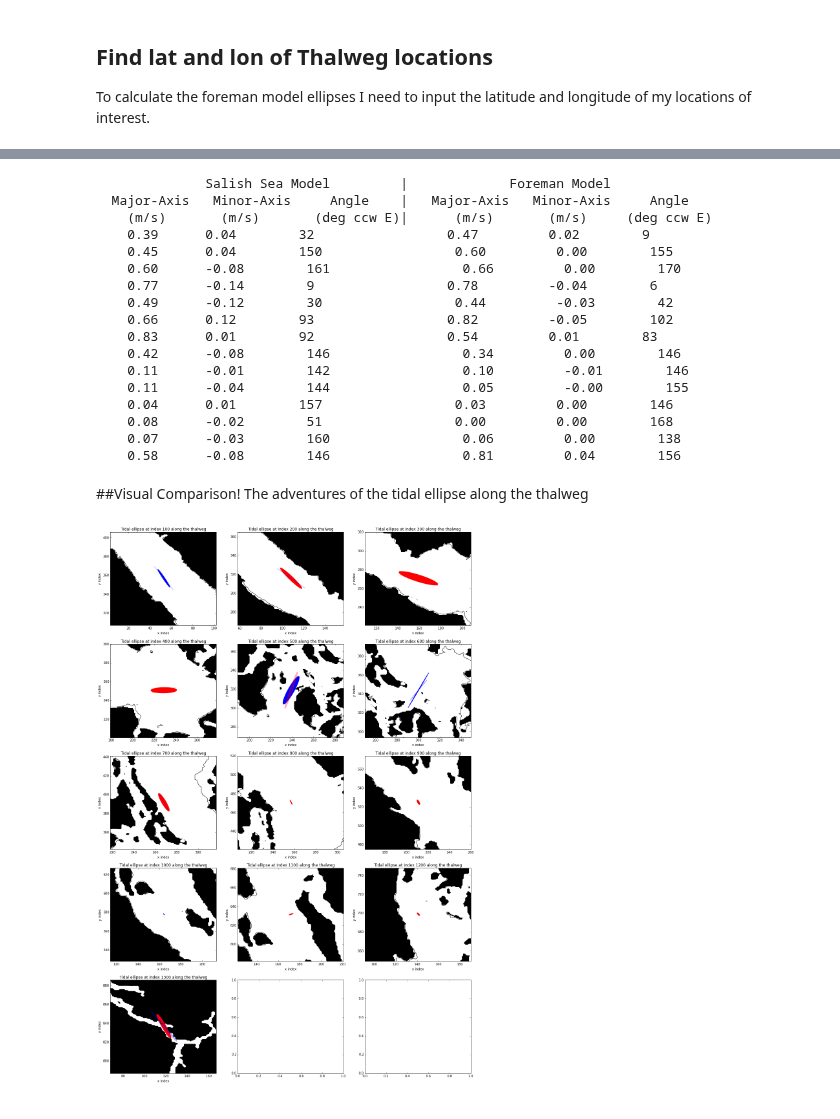
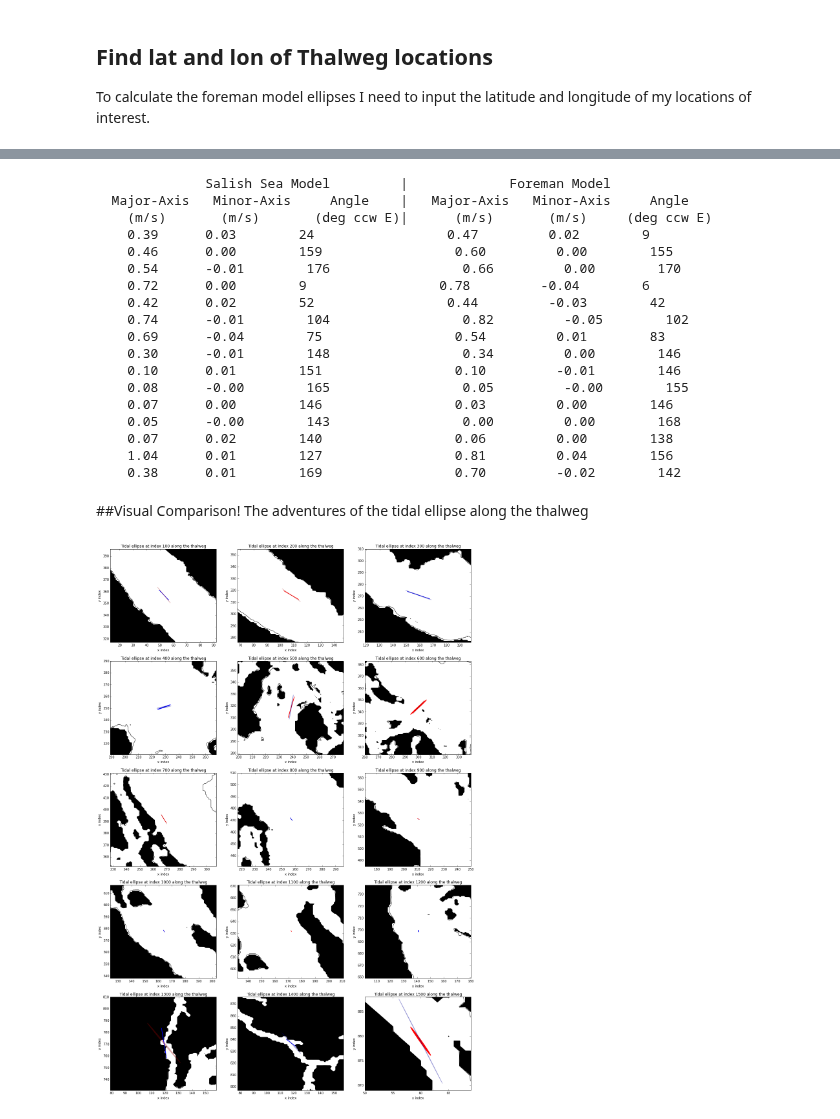
Before and after one commit to SalishSeaCast/analysis, a Jupyter notebook: Muriel/ThalwegEllipses.ipynb, the cells around one changed output, grey strips where cells are left out. Saved outputs shown, nothing was run; the diff lists cells and outputs as text; code cells hidden in the pictures.

Commit message:
Add 1303th index of thalweg ellipses

```diff
--- a/Muriel/ThalwegEllipses.ipynb
+++ b/Muriel/ThalwegEllipses.ipynb
@@ -92,7 +92,7 @@ scale = 75
 
 #Making the ellipse for the Central node
 
-count = np.arange(0,15)
+count = np.arange(0,16)
 
 for loc, r, l in zip(count, i ,j):
     if params_av[loc,1] > 0:
@@ -159,8 +159,8 @@ cbar = plt.colorbar(mesh, cax=axcb)
 cbar.set_label('Practical Salinity')
 
 scale = 100
-count = np.arange(0,15)
-k = [0, 100, 200, 300, 400, 500, 600, 700, 800, 900, 1000, 1100, 1200, 1400, 1500]
+count = np.arange(0,16)
+k = [0, 100, 200, 300, 400, 500, 600, 700, 800, 900, 1000, 1100, 1200, 1303, 1400, 1500]
 
 for loc, k in zip(count, k):
     for dep, value in zip(np.arange(0,39,3), params[0,:,0][::3]):
@@ -214,27 +214,28 @@ param_ft[:,0:2] = param_ft[:,0:2]/100
 print "              Salish Sea Model         |             Foreman Model    "
 print "  Major-Axis   Minor-Axis     Angle    |   Major-Axis   Minor-Axis     Angle"
 print "    (m/s)       (m/s)       (deg ccw E)|      (m/s)       (m/s)     (deg ccw E)"
-for r in np.arange(0,14):
+for r in np.arange(0,15):
     print '    {0:.2f}      {1:.2f}        {2:.0f}                 {3:.2f}         {4:.2f}        {5:.0f}   '.format(
-         params[r,0,1], params[r,0,2], params[r,0,3], params_t[r,0], params_t[r,1], params_t[r,2])
+         params_av[r,0], params_av[r,1], params_av[r,2], params_t[r,0], params_t[r,1], params_t[r,2])
 # %% [output]
               Salish Sea Model         |             Foreman Model
   Major-Axis   Minor-Axis     Angle    |   Major-Axis   Minor-Axis     Angle
     (m/s)       (m/s)       (deg ccw E)|      (m/s)       (m/s)     (deg ccw E)
-    0.39      0.04        32                 0.47         0.02        9
-    0.45      0.04        150                 0.60         0.00        155
-    0.60      -0.08        161                 0.66         0.00        170
-    0.77      -0.14        9                 0.78         -0.04        6
-    0.49      -0.12        30                 0.44         -0.03        42
-    0.66      0.12        93                 0.82         -0.05        102
-    0.83      0.01        92                 0.54         0.01        83
-    0.42      -0.08        146                 0.34         0.00        146
-    0.11      -0.01        142                 0.10         -0.01        146
-    0.11      -0.04        144                 0.05         -0.00        155
-    0.04      0.01        157                 0.03         0.00        146
-    0.08      -0.02        51                 0.00         0.00        168
-    0.07      -0.03        160                 0.06         0.00        138
-    0.58      -0.08        146                 0.81         0.04        156
+    0.39      0.03        24                 0.47         0.02        9
+    0.46      0.00        159                 0.60         0.00        155
+    0.54      -0.01        176                 0.66         0.00        170
+    0.72      0.00        9                 0.78         -0.04        6
+    0.42      0.02        52                 0.44         -0.03        42
+    0.74      -0.01        104                 0.82         -0.05        102
+    0.69      -0.04        75                 0.54         0.01        83
+    0.30      -0.01        148                 0.34         0.00        146
+    0.10      0.01        151                 0.10         -0.01        146
+    0.08      -0.00        165                 0.05         -0.00        155
+    0.07      0.00        146                 0.03         0.00        146
+    0.05      -0.00        143                 0.00         0.00        168
+    0.07      0.02        140                 0.06         0.00        138
+    1.04      0.01        127                 0.81         0.04        156
+    0.38      0.01        169                 0.70         -0.02        142
 # %% [markdown]
 ##Visual Comparison!
 The adventures of the tidal ellipse along the thalweg
@@ -244,11 +245,11 @@ phi=0
 fig, ax = plt.subplots(5 , 3, figsize=(20,30))
 k = np.zeros((898,398))
 m = np.zeros((898,398))
-ex = 50
+ex = 40
 
 
 
-count = np.arange(1,14)
+count = np.arange(1,16)
 xes = [0,1,2,0,1,2,0,1,2,0,1,2,0,1,2]
 xis = [0,0,0,1,1,1,2,2,2,3,3,3,4,4,4]
 for a, b ,c, axis, axes in zip(i[1:], j[1:], count,xis, xes):
@@ -259,44 +260,47 @@ for a, b ,c, axis, axes in zip(i[1:], j[1:], count,xis, xes):
     jmin = b
     jmax = b
 
+    if c ==15:
+        ex=10
+
     for q in np.arange(jmin-ex,jmax+ex):
         for l in np.arange(imin-ex,imax+ex):
             k[q,l] = q*np.cos(phi*np.pi/180.)+l*np.sin(phi*np.pi/180.)
             m[q,l] = -q*np.sin(phi*np.pi/180.)+l*np.cos(phi*np.pi/180.)
-    scale = 50
+    scale = 25
 
 
 
     #Making the ellipse Salish Sea Model
-    if params[c,0,2] > 0:
+    if params_av[c,1] > 0:
          thec = 'b'
     else:
         thec = 'r'
-    ellsc1 = Ellipse(xy=(m[b,a],k[b,a]), width=scale*params[c,0,1],
-                            height=scale*params[c,0,2], angle=params[c,0,3]-29,
+    ellsc1 = Ellipse(xy=(m[b,a],k[b,a]), width=scale*params_av[c,0],
+                            height=scale*params_av[c,1], angle=params_av[c,2]-29,
                             color=thec)
     ax[axis,axes].add_artist(ellsc1)
     ellsc1.set_facecolor(thec)
 
     #Making the ellipse Foreman model
-    if params_t[c,1] > 0:
-        thec = [0,0,1, 0.3]
+    if param_ft[c,1] > 0:
+        thec = [0,0,0.6, 0.3]
     else:
-        thec = [1,0,0, 0.3]
-    ellsc = Ellipse(xy=(m[b,a],k[b,a]), width=scale*params_t[c,0],
-                            height=scale*params_t[c,1], angle=params_t[c,2]-29,
+        thec = [0.6,0,0, 0.3]
+    ellsc = Ellipse(xy=(m[b,a],k[b,a]), width=scale*param_ft[c,0],
+                            height=scale*param_ft[c,1], angle=param_ft[c,2]-29,
                             color=thec)
     ax[axis,axes].add_artist(ellsc)
     ellsc.set_facecolor(thec)
     # land, and 5 m contour
     contour_interval = [-0.01, 0.01]
     ax[axis,axes].contourf(m[jmin-ex:jmax+ex,imin-ex:imax+ex],k[jmin-ex:jmax+ex,imin-ex:imax+ex],
             bathy.data[jmin-ex:jmax+ex,imin-ex:imax+ex],contour_interval,colors='black')
     ax[axis,axes].contour(m[jmin-ex:jmax+ex,imin-ex:imax+ex],k[jmin-ex:jmax+ex,imin-ex:imax+ex],
                 bathy.data[jmin-ex:jmax+ex,imin-ex:imax+ex],[5],colors='black')
     ax[axis,axes].set_title('Tidal ellipse at index {} along the thalweg'.format(c*100))
     ax[axis,axes].set_xlabel('x index')
     ax[axis,axes].set_ylabel('y index')
 # %% [output]
-[figure, old version]
+[figure, new version]
 # %%
```
Also changed, not shown: parts of 6 cells of this notebook.
